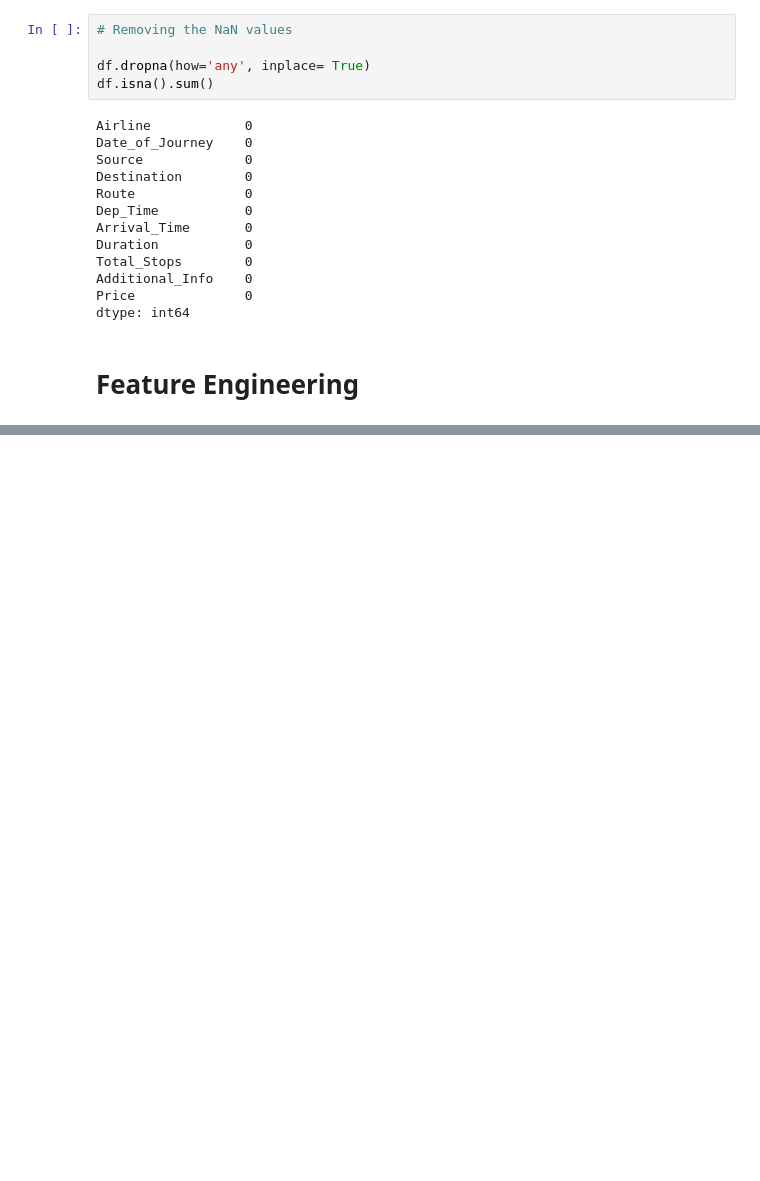
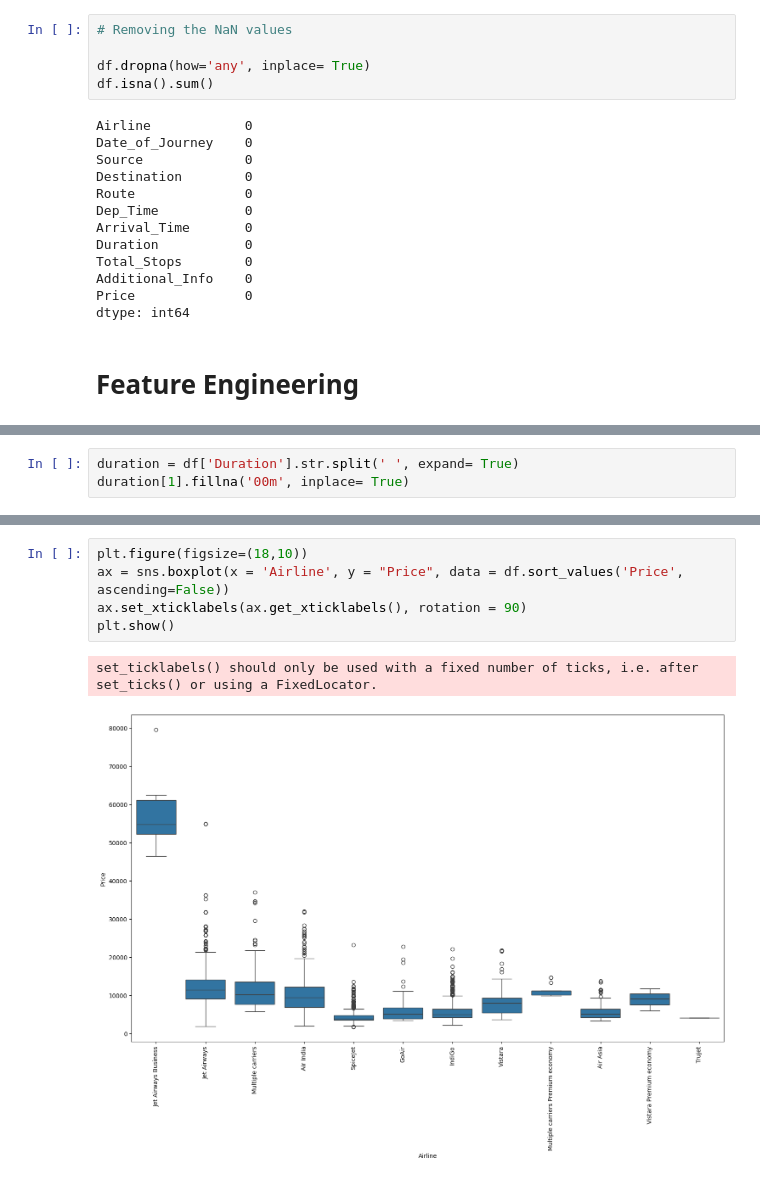
Before and after one commit to siddhartha1104/MachineLearning, a Jupyter notebook: personal/Cloud_Heroku_Deployment/Predict_flight_price/Flight_price_prediction.ipynb, the cells around one changed output, grey strips where cells are left out. Cells and saved outputs as stored; diff of their text form; blank space fills up the shorter version.

```diff
--- a/personal/Cloud_Heroku_Deployment/Predict_flight_price/Flight_price_prediction.ipynb
+++ b/personal/Cloud_Heroku_Deployment/Predict_flight_price/Flight_price_prediction.ipynb
@@ -85,0 +147,3 @@ dtype: int64
+# %%
+duration = df['Duration'].str.split(' ', expand= True)
+duration[1].fillna('00m', inplace= True)
@@ -85,0 +275,8 @@ dtype: int64
+# %%
+plt.figure(figsize=(18,10))
+ax = sns.boxplot(x = 'Airline', y = "Price", data = df.sort_values('Price', ascending=False))
+ax.set_xticklabels(ax.get_xticklabels(), rotation = 90)
+plt.show()
+# %% [output]
+set_ticklabels() should only be used with a fixed number of ticks, i.e. after set_ticks() or using a FixedLocator.
+[figure, added]
```
Also changed, not shown: parts of 68 cells of this notebook, 1 other file.
